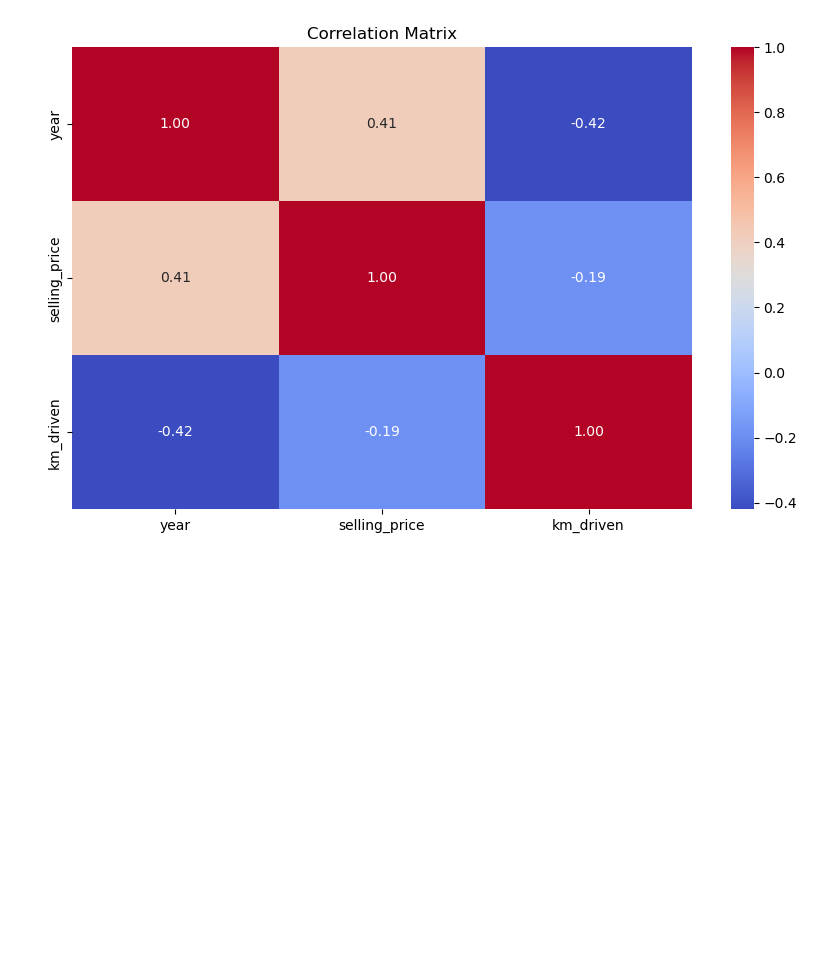
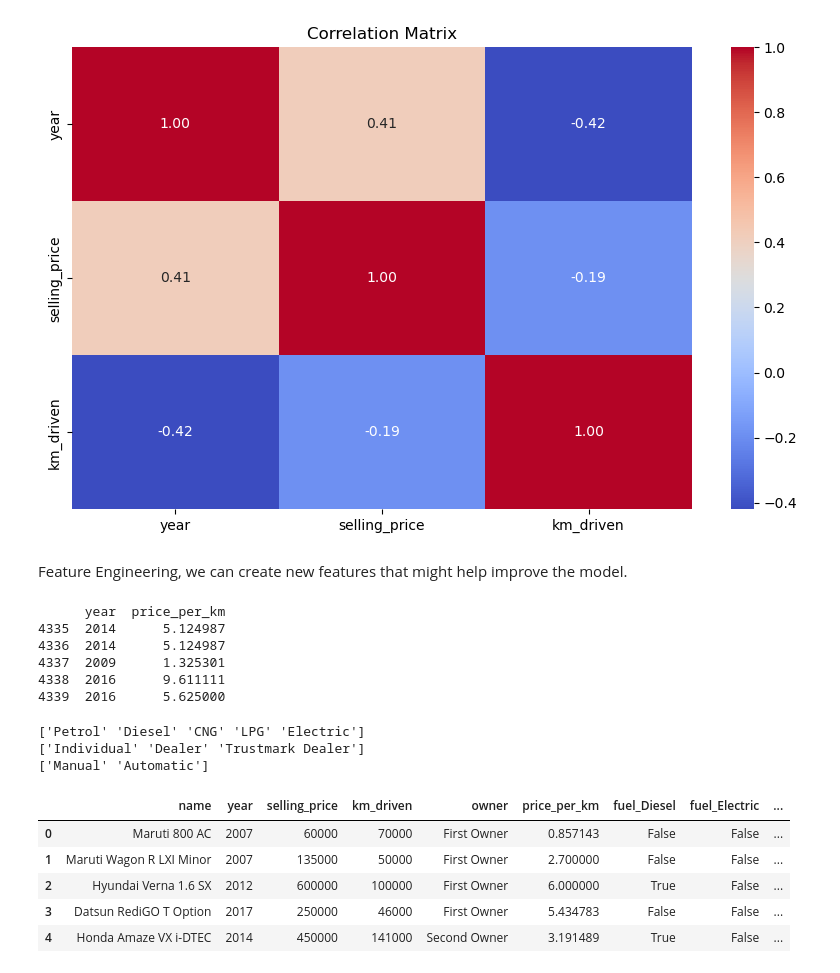
Before and after one commit to kushal111/AIML-Component-2, a Jupyter notebook: AIML.ipynb, the cells around one changed output. Cells and saved outputs as stored; diff of their text form; code cells hidden in the pictures; blank space fills up the shorter version.

```diff
--- a/AIML.ipynb
+++ b/AIML.ipynb
@@ -70,3 +70,22 @@ df.describe()
 | 50% | 2014.000000 | 3.500000e+05 | 60000.000000 |
 | 75% | 2016.000000 | 6.000000e+05 | 90000.000000 |
 | max | 2020.000000 | 8.900000e+06 | 806599.000000 |
+# %%
+# List of numerical columns
+numerical_cols = ['selling_price', 'km_driven']
+
+# Loop through the numerical columns and check for unusual (non-numeric) values
+for col in numerical_cols:
+    # Convert the column to numeric, invalid parsing will be set as NaN
+    df[col] = pd.to_numeric(df[col], errors='coerce')
+
+    # Check for rows with NaN values (which indicates invalid data)
+    unusual_values = df[df[col].isna()]
+
+    # Print the rows that contain invalid values
+    if not unusual_values.empty:
+        print(f"Unusual values in column '{col}':")
+        print(unusual_values)
+
+    else:
+        print(f'NO any Unsual values in {col}')
@@ -172,3 +191,46 @@ plt.title('Correlation Matrix')
 plt.show()
 # %% [output]
 [figure]
+# %% [markdown]
+Feature Engineering, we can create new features that might help improve the model.
+# %%
+# Feature engineering: Create new columns
+
+# Price per kilometer
+df['price_per_km'] = df['selling_price'] / df['km_driven']
+
+# Display the new columns
+print(df[['year', 'price_per_km']].tail())
+# %% [output]
+      year  price_per_km
+4335  2014      5.124987
+4336  2014      5.124987
+4337  2009      1.325301
+4338  2016      9.611111
+4339  2016      5.625000
+# %%
+print(df['fuel'].unique())
+print(df['seller_type'].unique())
+print(df['transmission'].unique())
+# %% [output]
+['Petrol' 'Diesel' 'CNG' 'LPG' 'Electric']
+['Individual' 'Dealer' 'Trustmark Dealer']
+['Manual' 'Automatic']
+# %%
+# Convert all categorical columns explicitly to string type
+df['fuel'] = df['fuel'].astype(str)
+df['seller_type'] = df['seller_type'].astype(str)
+df['transmission'] = df['transmission'].astype(str)
+# %%
+# One-Hot Encoding for categorical variables
+df_encoded = pd.get_dummies(df, columns=['fuel', 'seller_type', 'transmission'], drop_first=True)
+
+# Display the encoded DataFrame
+df_encoded.head()
+# %% [output]
+|  | name | year | selling_price | km_driven | owner | price_per_km | fuel_Diesel | fuel_Electric | ... |
+| 0 | Maruti 800 AC | 2007 | 60000 | 70000 | First Owner | 0.857143 | False | False | ... |
+| 1 | Maruti Wagon R LXI Minor | 2007 | 135000 | 50000 | First Owner | 2.700000 | False | False | ... |
+| 2 | Hyundai Verna 1.6 SX | 2012 | 600000 | 100000 | First Owner | 6.000000 | True | False | ... |
+| 3 | Datsun RediGO T Option | 2017 | 250000 | 46000 | First Owner | 5.434783 | False | False | ... |
+| 4 | Honda Amaze VX i-DTEC | 2014 | 450000 | 141000 | Second Owner | 3.191489 | True | False | ... |
```
Also changed, not shown: parts of 3 cells of this notebook.
